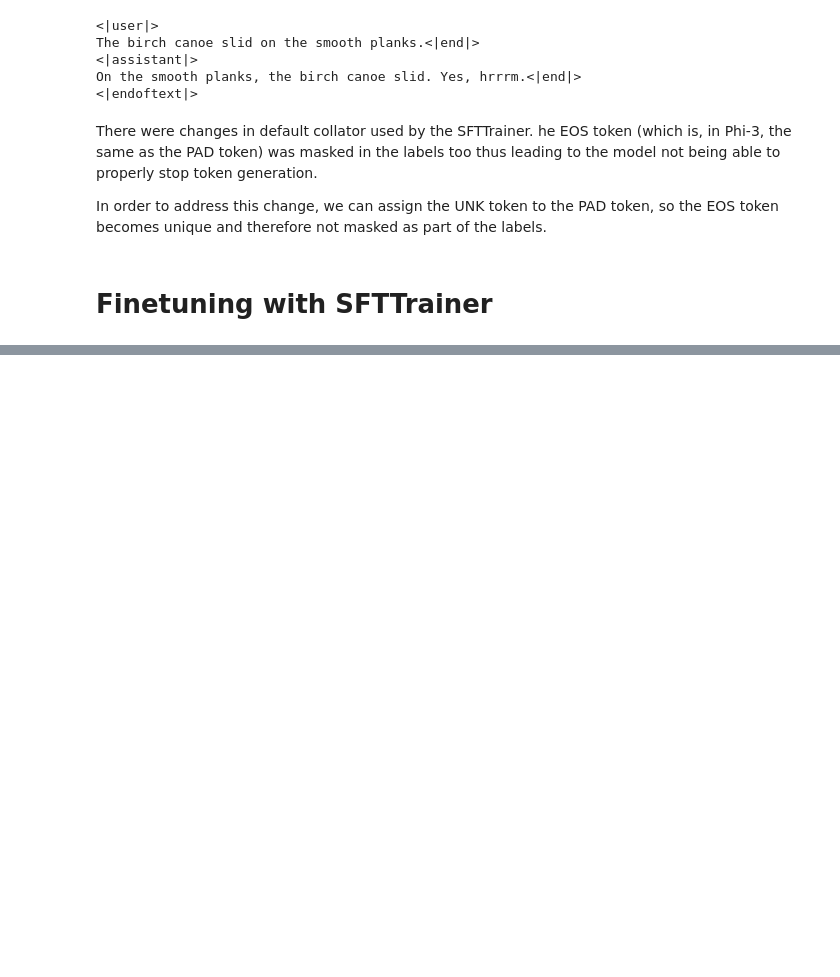
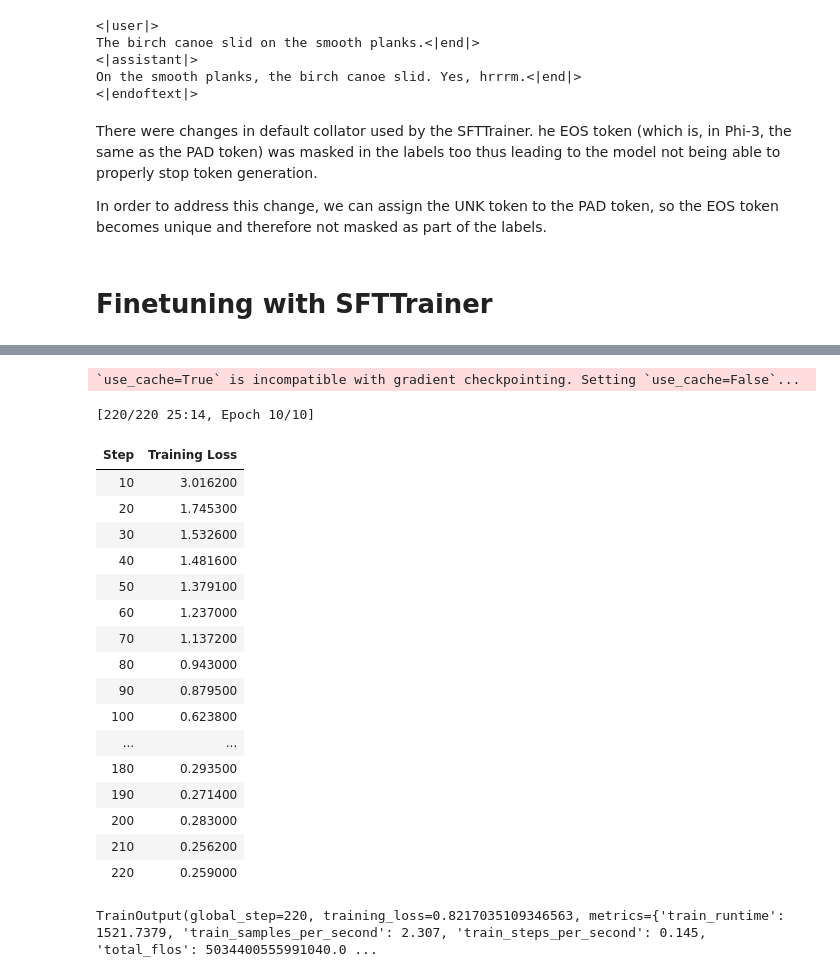
Before and after one commit to marinpet/finetune-llm, a Jupyter notebook: LLM_finetune.ipynb, the cells around one changed output, grey strips where cells are left out. Drawn from its saved outputs; the diff is of its cells as text; code cells hidden in the pictures; blank space fills up the shorter version.

Commit message:
finetune LLM, save adapter

```diff
--- a/LLM_finetune.ipynb
+++ b/LLM_finetune.ipynb
@@ -208,0 +227,35 @@ tokenizer.pad_token_id = tokenizer.unk_token_id
+# %%
+sft_config = SFTConfig(
+    ## GROUP 1: Memory usage
+    # These arguments will squeeze the most out of your GPU's RAM
+    # Checkpointing
+    gradient_checkpointing=True,    # this saves a LOT of memory
+    # Set this to avoid exceptions in newer versions of PyTorch
+    gradient_checkpointing_kwargs={'use_reentrant': False},
+    # Gradient Accumulation / Batch size
+    # Actual batch (for updating) is same (1x) as micro-batch size
+    gradient_accumulation_steps=1,
+    # The initial (micro) batch size to start off with
+    per_device_train_batch_size=16,
+    # If batch size would cause OOM, halves its size until it works
+    auto_find_batch_size=True,
+
+    ## GROUP 2: Dataset-related
+    max_seq_length=64,
+    # Dataset
+    # packing a dataset means no padding is needed
+    packing=True,
+
+    ## GROUP 3: These are typical training parameters
+    num_train_epochs=10,
+    learning_rate=3e-4,
+    # Optimizer
+    # 8-bit Adam optimizer - doesn't help much if you're using LoRA!
+    optim='paged_adamw_8bit',
+
+    ## GROUP 4: Logging parameters
+    logging_steps=10,
+    logging_dir='./logs',
+    output_dir='./phi3-mini-yoda-adapter',
+    report_to='none'
+)
@@ -208,0 +264,7 @@ tokenizer.pad_token_id = tokenizer.unk_token_id
+# %%
+trainer = SFTTrainer(
+    model = model,
+    processing_class = tokenizer,
+    args = sft_config,
+    train_dataset = dataset
+)
@@ -208,0 +291,23 @@ tokenizer.pad_token_id = tokenizer.unk_token_id
+# %%
+trainer.train()
+# %% [output]
+`use_cache=True` is incompatible with gradient checkpointing. Setting `use_cache=False`...
+[220/220 25:14, Epoch 10/10]
+| Step | Training Loss |
+| 10 | 3.016200 |
+| 20 | 1.745300 |
+| 30 | 1.532600 |
+| 40 | 1.481600 |
+| 50 | 1.379100 |
+| 60 | 1.237000 |
+| 70 | 1.137200 |
+| 80 | 0.943000 |
+| 90 | 0.879500 |
+| 100 | 0.623800 |
+| ... | ... |
+| 180 | 0.293500 |
+| 190 | 0.271400 |
+| 200 | 0.283000 |
+| 210 | 0.256200 |
+| 220 | 0.259000 |
+TrainOutput(global_step=220, training_loss=0.8217035109346563, metrics={'train_runtime': 1521.7379, 'train_samples_per_second': 2.307, 'train_steps_per_second': 0.145, 'total_flos': 5034400555991040.0 ...
```
Also changed, not shown: parts of 13 cells of this notebook.
